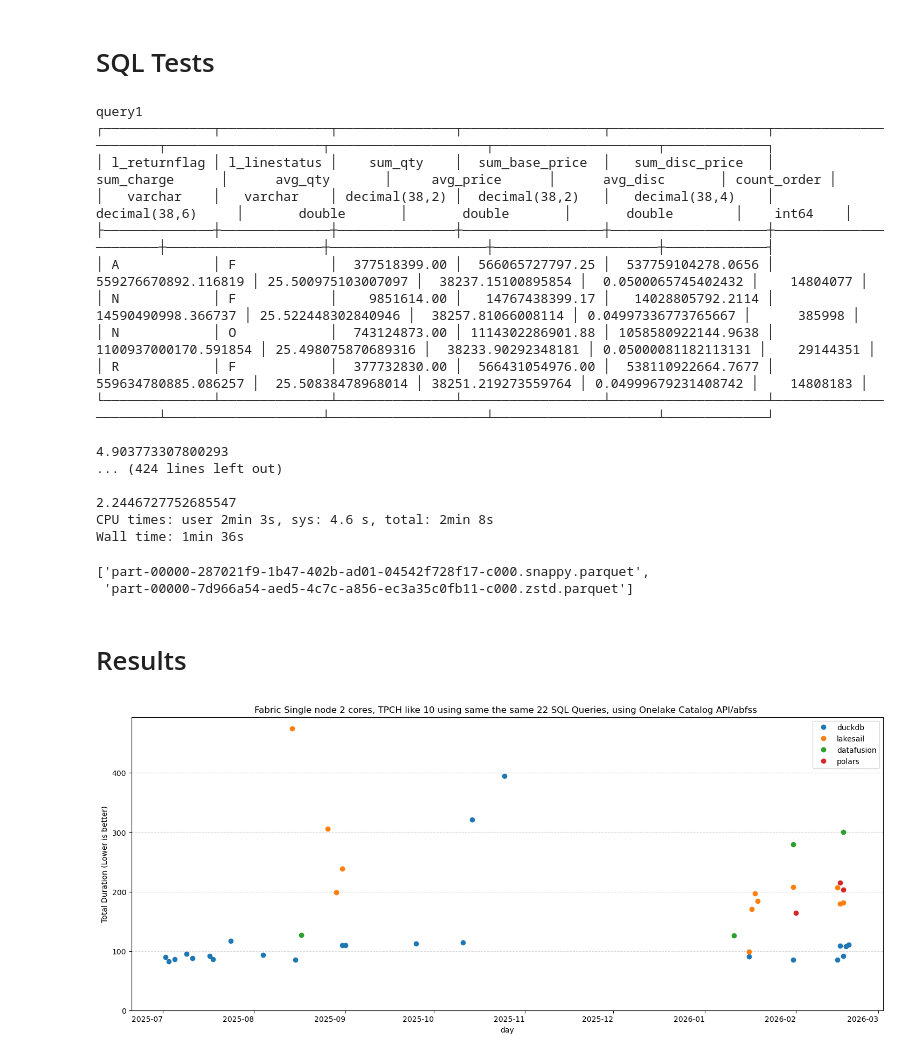
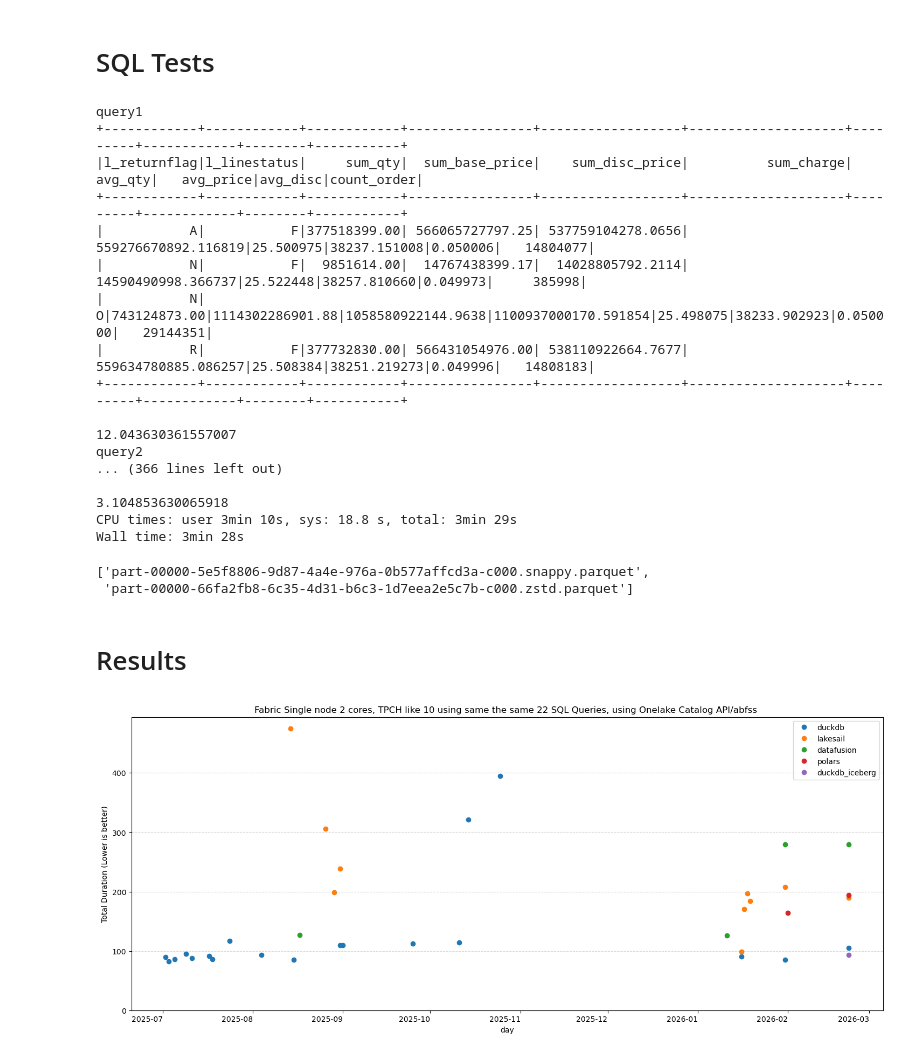
Before and after one commit to djouallah/Fabric_Notebooks_Demo, a Jupyter notebook: analytical/TPCH/latest/TPCH_benchmark.ipynb, the cells around one changed output. Cells and saved outputs as stored; diff of their text form; code cells hidden in the pictures.

```diff
--- a/analytical/TPCH/latest/TPCH_benchmark.ipynb
+++ b/analytical/TPCH/latest/TPCH_benchmark.ipynb
@@ -3,7 +3,7 @@
 Unified notebook supporting multiple engines: chdb, duckdb, lakesail
 # %%
 SF         =  10
-engine     = 'duckdb'
+engine     = 'lakesail'
 ws         = 'tpch'
 lh         = 'raw'
 base_path  = f'abfss://{ws}@onelake.dfs.fabric.microsoft.com/{lh}.Lakehouse'
@@ -51,6 +45 @@ from   pathlib import Path
 import json
-# %%
-core = cpu_count()
-vCPU = str(core) + " vCPU"
-mem = round(virtual_memory().total / (1024 * 1024 * 1024), 0)
-core
@@ -912,38 +871,36 @@ def execute_query(conn, sql_script, engine, exclude_list=[]):
             print(duration)
             results.append({'dur': duration, 'query': index})
     return pd.DataFrame(results) if results else pd.DataFrame(columns=['dur', 'query'])
-df = execute_query(conn, sql, engine)
+df = execute_query(conn, sql, engine,exclude_list)
 df.at[0, 'dur'] = df.at[0, 'dur'] + setup_time
 df['Engine']    = engine
 df['time']      = datetime.now().strftime('%Y-%m-%d %H:%M:%S')
 df['sf']        = SF
-df['cpu']       = core
+df['cpu']       = cpu_count()
 df['test']      = 'tpch'
 write_deltalake(results, pa.Table.from_pandas(df), mode="append")
+dt = DeltaTable(results)
+dt.optimize.compact()
+dt.vacuum(retention_hours=0,dry_run=False,  enforce_retention_duration=False)
 # %% [output]
 query1
-┌──────────────┬──────────────┬───────────────┬──────────────────┬────────────────────┬──────────────────────┬────────────────────┬────────────────────┬─────────────────────┬─────────────┐
-│ l_returnflag │ l_linestatus │    sum_qty    │  sum_base_price  │   sum_disc_price   │      sum_charge      │      avg_qty       │     avg_price      │      avg_disc       │ count_order │
-│   varchar    │   varchar    │ decimal(38,2) │  decimal(38,2)   │   decimal(38,4)    │    decimal(38,6)     │       double       │       double       │       double        │    int64    │
-├──────────────┼──────────────┼───────────────┼──────────────────┼────────────────────┼──────────────────────┼────────────────────┼────────────────────┼─────────────────────┼─────────────┤
-│ A            │ F            │  377518399.00 │  566065727797.25 │  537759104278.0656 │  559276670892.116819 │ 25.500975103007097 │  38237.15100895854 │  0.0500065745402432 │    14804077 │
-│ N            │ F            │    9851614.00 │   14767438399.17 │   14028805792.2114 │   14590490998.366737 │ 25.522448302840946 │  38257.81066008114 │ 0.04997336773765667 │      385998 │
-│ N            │ O            │  743124873.00 │ 1114302286901.88 │ 1058580922144.9638 │ 1100937000170.591854 │ 25.498075870689316 │  38233.90292348181 │ 0.05000081182113131 │    29144351 │
-│ R            │ F            │  377732830.00 │  566431054976.00 │  538110922664.7677 │  559634780885.086257 │  25.50838478968014 │ 38251.219273559764 │ 0.04999679231408742 │    14808183 │
-└──────────────┴──────────────┴───────────────┴──────────────────┴────────────────────┴──────────────────────┴────────────────────┴────────────────────┴─────────────────────┴─────────────┘
++------------+------------+------------+----------------+------------------+--------------------+---------+------------+--------+-----------+
+|l_returnflag|l_linestatus|     sum_qty|  sum_base_price|    sum_disc_price|          sum_charge|  avg_qty|   avg_price|avg_disc|count_order|
++------------+------------+------------+----------------+------------------+--------------------+---------+------------+--------+-----------+
+|           A|           F|377518399.00| 566065727797.25| 537759104278.0656| 559276670892.116819|25.500975|38237.151008|0.050006|   14804077|
+|           N|           F|  9851614.00|  14767438399.17|  14028805792.2114|  14590490998.366737|25.522448|38257.810660|0.049973|     385998|
+|           N|           O|743124873.00|1114302286901.88|1058580922144.9638|1100937000170.591854|25.498075|38233.902923|0.050000|   29144351|
+|           R|           F|377732830.00| 566431054976.00| 538110922664.7677| 559634780885.086257|25.508384|38251.219273|0.049996|   14808183|
++------------+------------+------------+----------------+------------------+--------------------+---------+------------+--------+-----------+
 
-4.903773307800293
-... (424 lines left out)
+12.043630361557007
+query2
+... (366 lines left out)
 
-2.2446727752685547
-CPU times: user 2min 3s, sys: 4.6 s, total: 2min 8s
-Wall time: 1min 36s
+3.104853630065918
+CPU times: user 3min 10s, sys: 18.8 s, total: 3min 29s
+Wall time: 3min 28s
+['part-00000-5e5f8806-9d87-4a4e-976a-0b577affcd3a-c000.snappy.parquet',
+ 'part-00000-66fa2fb8-6c35-4d31-b6c3-1d7eea2e5c7b-c000.zstd.parquet']
-# %%
-dt = DeltaTable(results)
-dt.optimize.compact()
-dt.vacuum(retention_hours=0,dry_run=False,  enforce_retention_duration=False)
-# %% [output]
-['part-00000-287021f9-1b47-402b-ad01-04542f728f17-c000.snappy.parquet',
- 'part-00000-7d966a54-aed5-4c7c-a856-ec3a35c0fb11-c000.zstd.parquet']
 # %% [markdown]
 # Results
@@ -959,20 +907,25 @@ raw = con.sql(f"""
 # %%
-con.sql(f"""    CREATE OR REPLACE TEMP TABLE cc AS
+import duckdb
+con = duckdb.connect()
+raw = con.sql(f"""
+    select Engine,time, query, sf, cpu as core, dur
+    from delta_scan('{results}')
+    where test = 'tpch' and Engine in ('lakesail','duckdb','datafusion','polars','duckdb_iceberg')
+    and cpu = {cpu_count()}
+    """)
+con.sql(f"""            CREATE OR REPLACE TEMP TABLE cc AS
                         SELECT Engine, query, AVG(dur) as dur ,
                         date_trunc('day', CAST(time AS TIMESTAMP)) AS day
-                        FROM raw  where  sf = {SF}   GROUP BY ALL """)
-
+                        FROM raw  where  sf = {SF}   GROUP BY ALL
+        """)
 s = con.sql("""  PIVOT (select *exclude(query) from cc)
     ON Engine IN ( SELECT Engine FROM cc  GROUP BY Engine ORDER BY SUM(dur) DESC ) USING SUM(dur) """).df()
 ax = s.plot.line(
-    rot=0,
-    style='o',
-    x='day',
-    title=f"Fabric Single node {core} cores, TPCH like {SF} using same the same 22 SQL Queries, using Onelake Catalog API/abfss ",
-    ylabel='Total Duration (Lower is better)',
-    figsize=(18,8)
+    rot=0, style='o', x='day',
+    title=f"Fabric Single node {cpu_count()} cores, TPCH like {SF} using same the same 22 SQL Queries, using Onelake Catalog API/abfss ",
+    ylabel='Total Duration (Lower is better)', figsize=(18,8)
 )
 ax.set_ylim(bottom=0)
 ax.grid(axis='y', linestyle='--', alpha=0.5)
 # %% [output]
-[figure, old version]
+[figure, new version]
```
Also changed, not shown: parts of 8 cells of this notebook.
